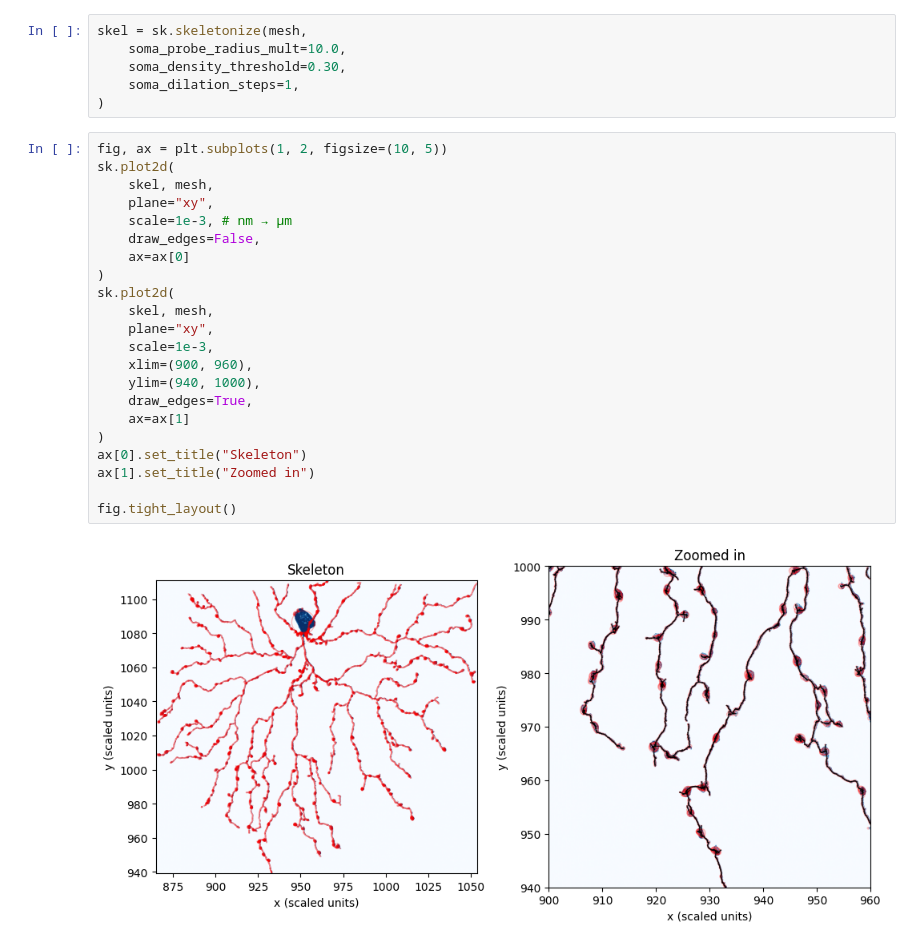
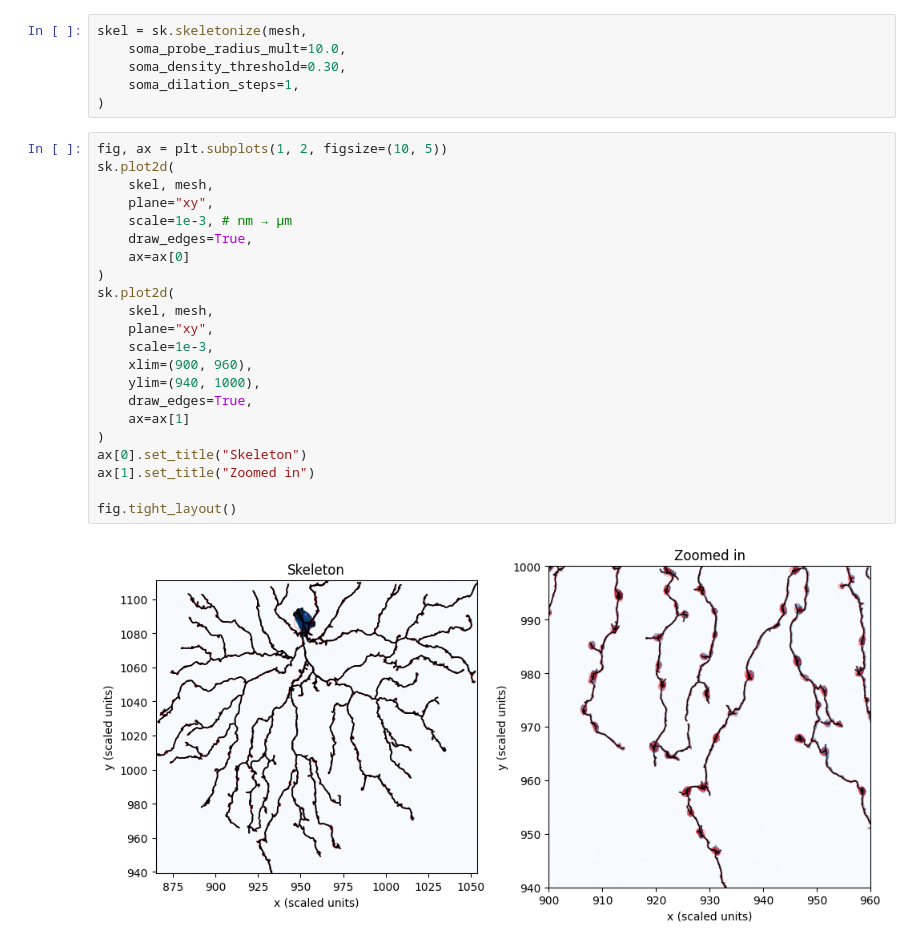
Before and after one commit to berenslab/skeliner, a Jupyter notebook: notebooks/example.draft.ipynb, the cells around one changed output. Saved outputs shown, nothing was run; the diff lists cells and outputs as text.

```diff
--- a/notebooks/example.draft.ipynb
+++ b/notebooks/example.draft.ipynb
@@ -16,27 +16,27 @@ skel = sk.skeletonize(mesh,
 # %%
 fig, ax = plt.subplots(1, 2, figsize=(10, 5))
 sk.plot2d(
     skel, mesh,
     plane="xy",
     scale=1e-3, # nm → µm
-    draw_edges=False,
+    draw_edges=True,
     ax=ax[0]
 )
 sk.plot2d(
     skel, mesh,
     plane="xy",
     scale=1e-3,
     xlim=(900, 960),
     ylim=(940, 1000),
     draw_edges=True,
     ax=ax[1]
 )
 ax[0].set_title("Skeleton")
 ax[1].set_title("Zoomed in")
 
 fig.tight_layout()
 # %% [output]
-[figure, old version]
+[figure, new version]
 # %%
 %load_ext watermark
 %watermark --time --date --timezone --updated --python --iversions --watermark
```
Also changed, not shown: parts of 1 cell of this notebook, 2 other files.
